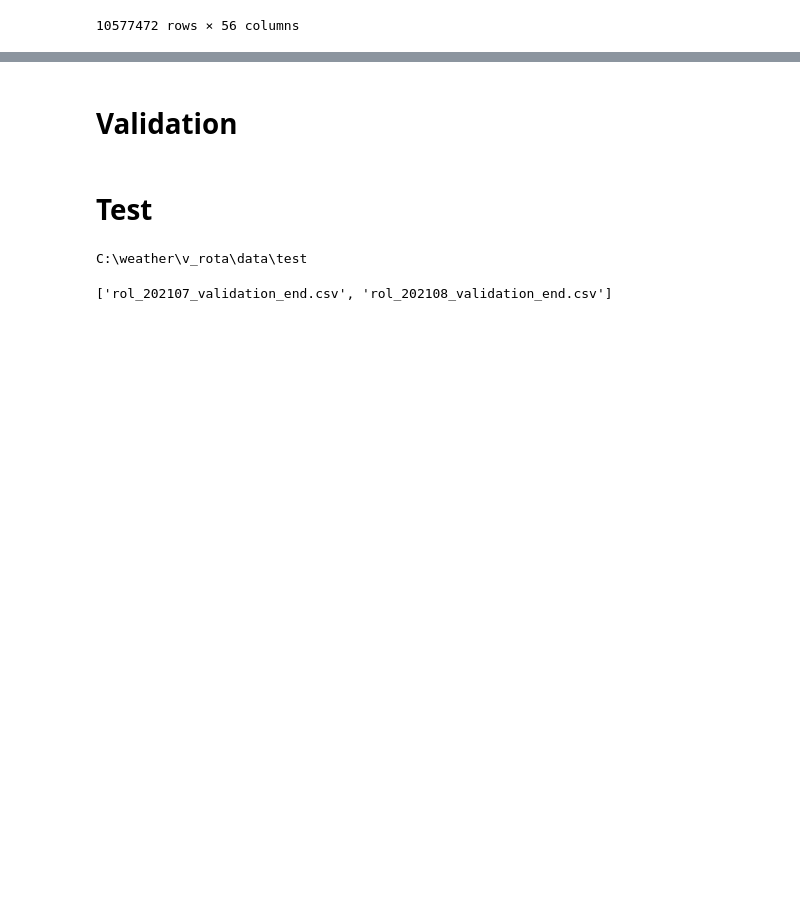
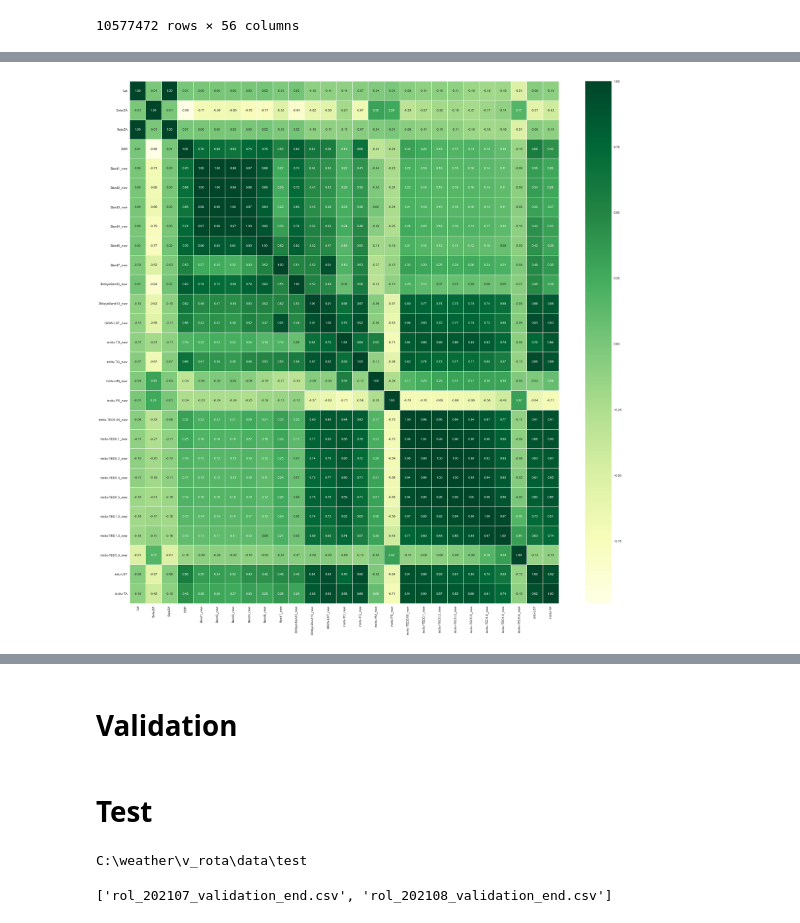
Before and after one commit to lala991204/Contest_weather, a Jupyter notebook: FFNN/v_rota/Feed_Forward_regressor_v_rota.ipynb, the cells around one changed output, grey strips where cells are left out. Cells and saved outputs as stored; diff of their text form; code cells hidden in the pictures; blank space fills up the shorter version.

```diff
--- a/FFNN/v_rota/Feed_Forward_regressor_v_rota.ipynb
+++ b/FFNN/v_rota/Feed_Forward_regressor_v_rota.ipynb
@@ -133,0 +187,12 @@ train
+# %%
+# 해당 피쳐만
+plt.figure(figsize=(30,30))
+plt.style.use('seaborn')
+sns.heatmap(data = train1[['Lat','SolarZA','SateZA','ESR','Band1_new','Band2_new','Band3_new','Band4_new','Band6_new','Band7_new', \
+                '30daysBand3_new','30daysBand13_new','GK2A-LST_new','insitu-TD_new','insitu-TG_new',\
+                'insitu-HM_new','insitu-PS_new','insitu-TED0.05_new','insitu-TED0.1_new','insitu-TED0.2_new',\
+                'insitu-TED0.3_new','insitu-TED0.5_new','insitu-TED1.0_new','insitu-TED1.5_new','insitu-TED5.0_new', 'isitu-LST', 'insitu-TA']].corr(), annot=True,
+fmt = '.2f', linewidths=.5, cmap='YlGn')
+plt.savefig('corr_core.png')
+# %% [output]
+[figure, added]
```
Also changed, not shown: parts of 10 cells of this notebook, 3 other files.
